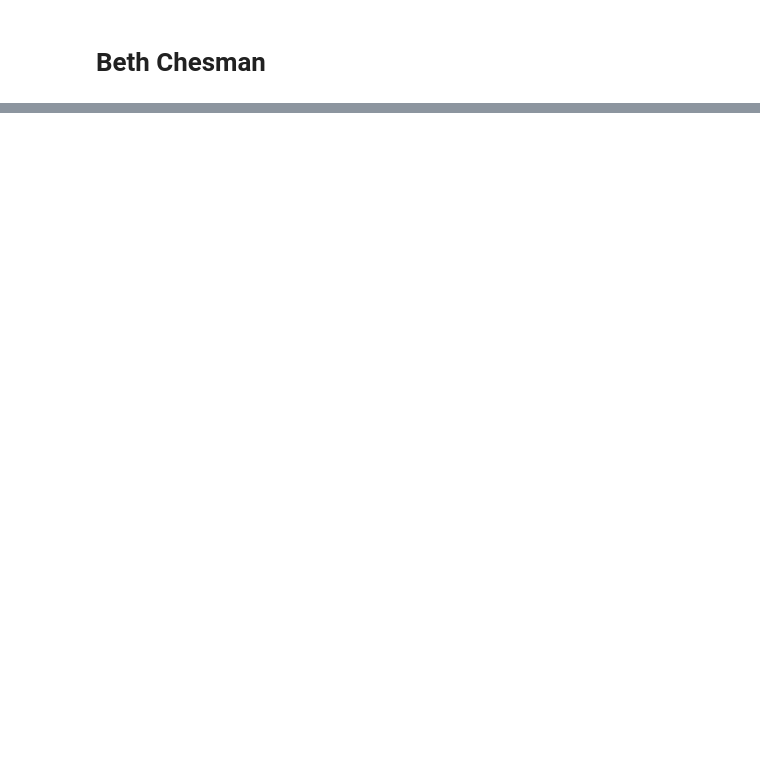
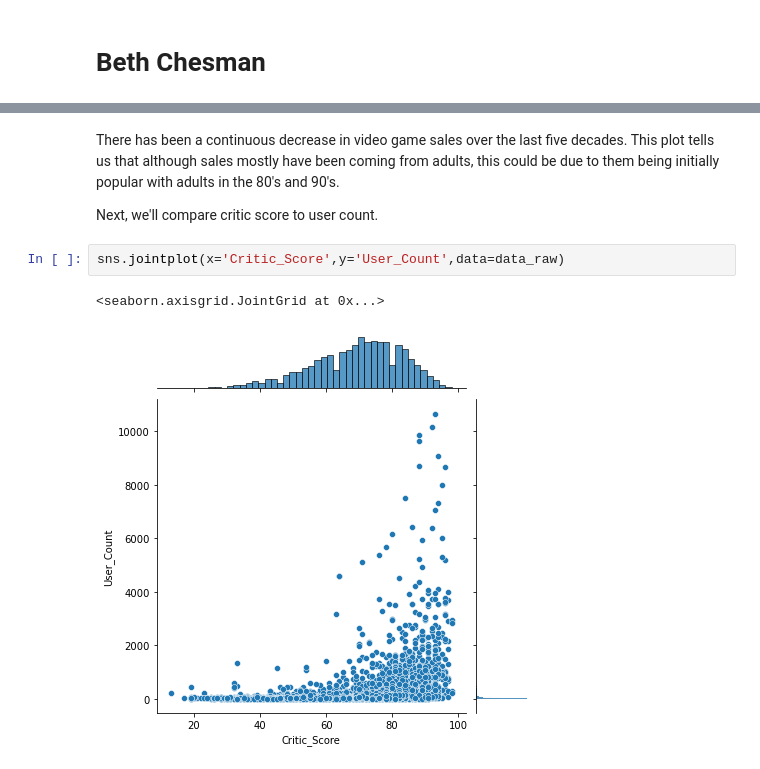
Before and after one commit to ubco-W2022T1-cosc301/project-group22, a Jupyter notebook: notebooks/analysis3.ipynb, the cells around one changed output, grey strips where cells are left out. Saved outputs shown, nothing was run; the diff lists cells and outputs as text; blank space fills up the shorter version.

```diff
--- a/notebooks/analysis3.ipynb
+++ b/notebooks/analysis3.ipynb
@@ -25,0 +119,9 @@ l
+# %% [markdown]
+There has been a continuous decrease in video game sales over the last five decades. This plot tells us that although sales mostly have been coming from adults, this could be due to them being initially popular with adults in the 80's and 90's.
+
+Next, we'll compare critic score to user count.
+# %%
+sns.jointplot(x='Critic_Score',y='User_Count',data=data_raw)
+# %% [output]
+<seaborn.axisgrid.JointGrid at 0x...>
+[figure, added]
```
Also changed, not shown: parts of 45 cells of this notebook, 2 other files.
